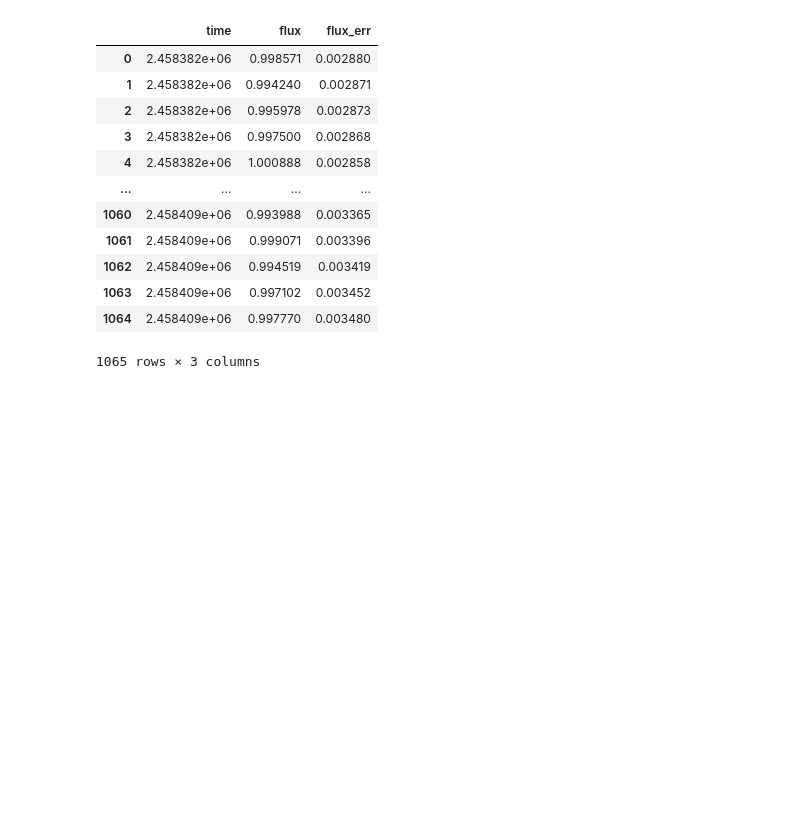
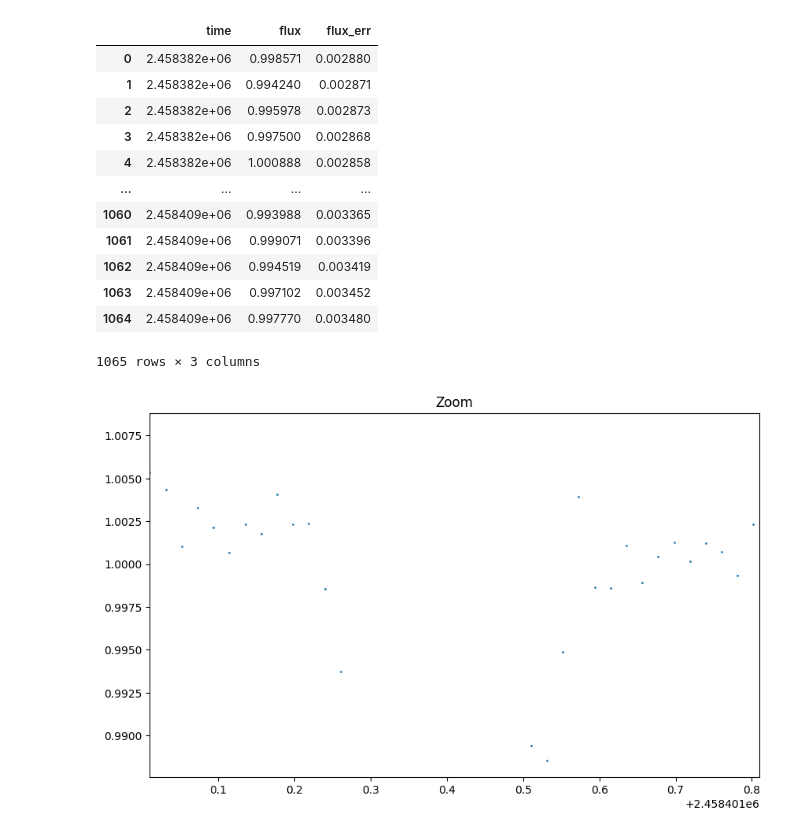
Before and after one commit to lichtgestalter/curvesimulator, a Jupyter notebook: process_TESS_data/process_sector_003.ipynb, the cells around one changed output. Drawn from its saved outputs; the diff is of its cells as text; code cells hidden in the pictures; blank space fills up the shorter version.

```diff
--- a/process_TESS_data/process_sector_003.ipynb
+++ b/process_TESS_data/process_sector_003.ipynb
@@ -66,3 +66,7 @@ df
 1065 rows × 3 columns
 # %%
 df2csv(df, full_path[:-4]+"_p.csv")
+# %%
+plot_this(df.time, [df.flux], ["flux"], title="Zoom", left=C_TRANSITS[0]-0.4, right=C_TRANSITS[0]+0.4)
+# %% [output]
+[figure, added]
```
Also changed, not shown: 5 other files.
